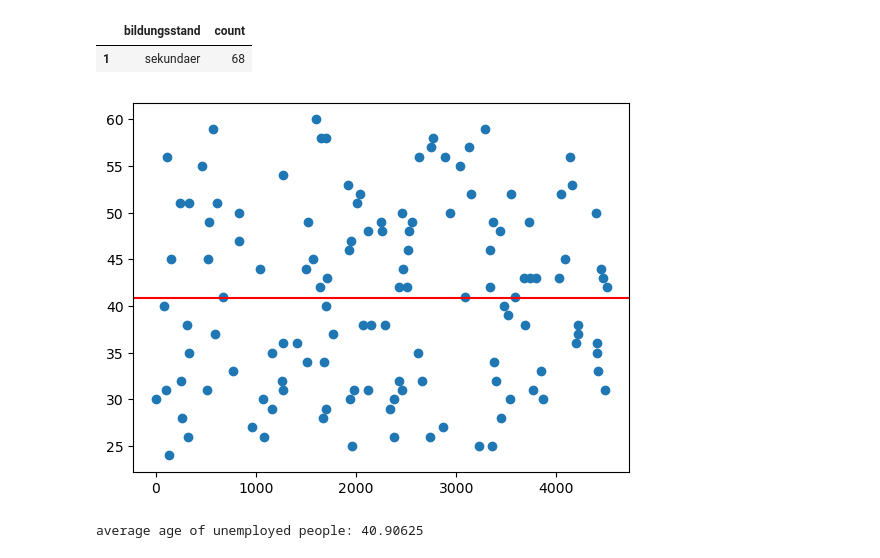
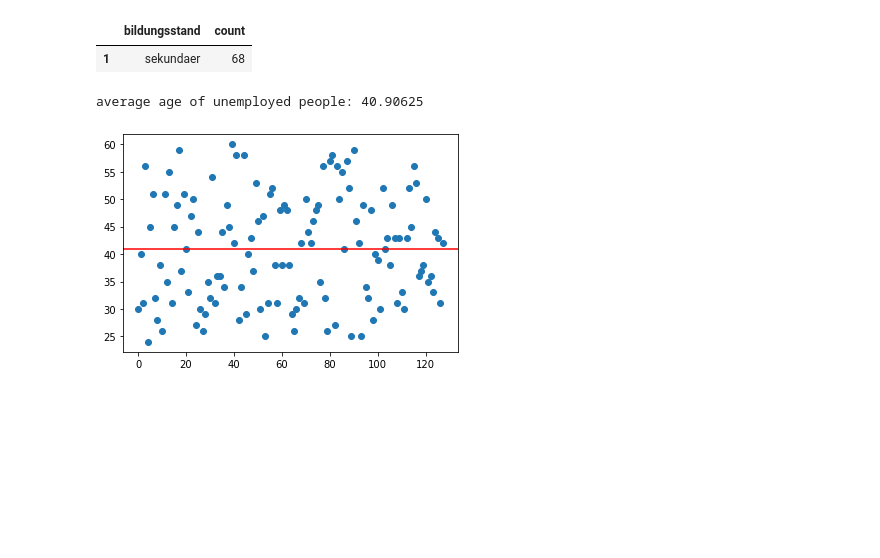
Before and after one commit to simonHeiss/AKI, a Jupyter notebook: Pandas/Pandas.ipynb, the cells around one changed output. Cells and saved outputs as stored; diff of their text form; code cells hidden in the pictures; blank space fills up the shorter version.

```diff
--- a/Pandas/Pandas.ipynb
+++ b/Pandas/Pandas.ipynb
@@ -124,13 +121,13 @@ GroupedAndCounted[GroupedAndCounted["count"] == GroupedAndCounted["count"].max()
 | 1 | sekundaer | 68 |
 # %%
 #10. Was ist das Durchschnittsalter für Arbeitslosigkeit im Datensatz?
-unemployed = banks[banks["beruf"] == "unemployed"]["alter"]
+unemployed = banks[banks["beruf"] == "unemployed"]["alter"].reset_index()
 unemployedMean = banks[banks["beruf"] == "unemployed"]["alter"].mean()
-plt.scatter(unemployed.index, unemployed)
-
+print("average age of unemployed people:",unemployedMean)
+#//////////////////////////////////////////////////////////
+plt.scatter(unemployed.index, unemployed["alter"])
 plt.axhline(y=unemployedMean, color="red")
 plt.show()
-print("average age of unemployed people:",unemployedMean)
 # %% [output]
+average age of unemployed people: 40.90625
-[figure, old version]
+[figure, new version]
-average age of unemployed people: 40.90625
```
Also changed, not shown: parts of 4 cells of this notebook, 8 other files.
